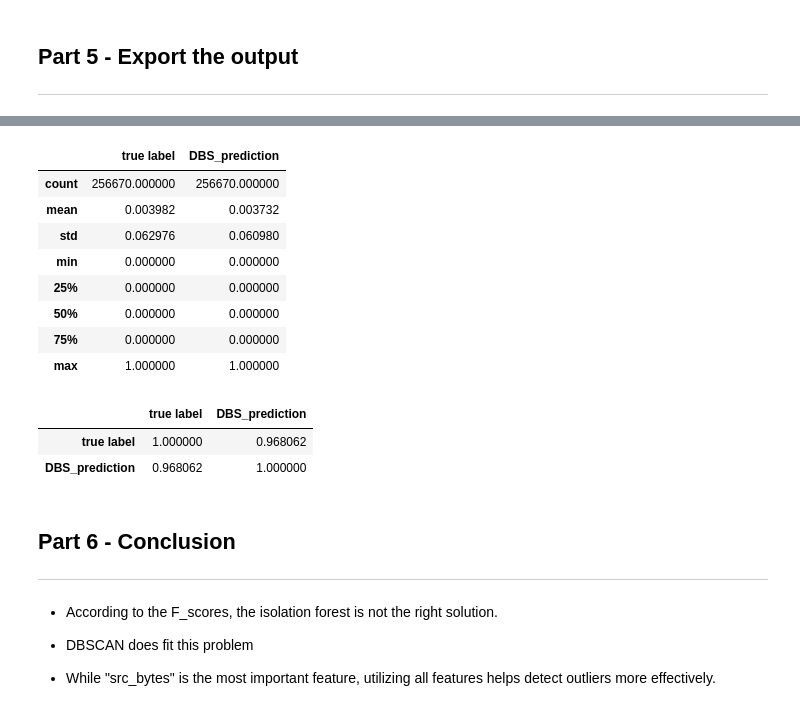
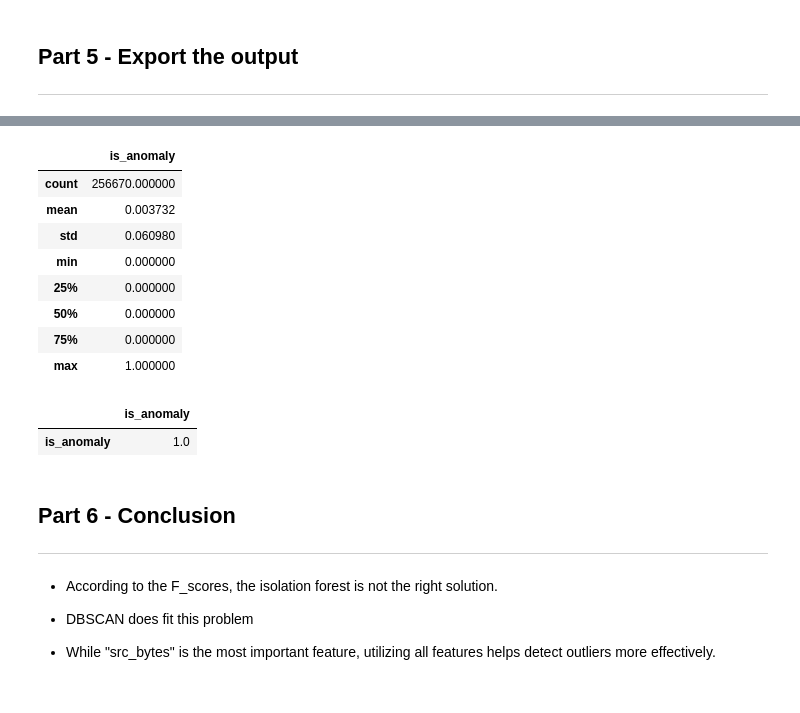
Before and after one commit to VictoKu1/Anomaly_Detection, a Jupyter notebook: Task1_Anomaly_Detection.ipynb, the cells around one changed output, grey strips where cells are left out. Saved outputs shown, nothing was run; the diff lists cells and outputs as text; code cells hidden in the pictures.

```diff
--- a/Task1_Anomaly_Detection.ipynb
+++ b/Task1_Anomaly_Detection.ipynb
@@ -376 +369,6 @@ df_out = df.drop(columns=[columns[0], columns[1], columns[2]])
+# %%
+DBS_labels = DBS_labels.set_axis(target.index)
+target["is_anomaly"] = DBS_labels
+
+output = target.drop(columns="label")
 # %%
@@ -388,19 +395,18 @@ memory usage: 5.9 MB
 # %%
-df_out.describe()
+output.describe()
 # %% [output]
-|  | true label | DBS_prediction |
-| count | 256670.000000 | 256670.000000 |
-| mean | 0.003982 | 0.003732 |
-| std | 0.062976 | 0.060980 |
-| min | 0.000000 | 0.000000 |
-| 25% | 0.000000 | 0.000000 |
-| 50% | 0.000000 | 0.000000 |
-| 75% | 0.000000 | 0.000000 |
-| max | 1.000000 | 1.000000 |
+|  | is_anomaly |
+| count | 256670.000000 |
+| mean | 0.003732 |
+| std | 0.060980 |
+| min | 0.000000 |
+| 25% | 0.000000 |
+| 50% | 0.000000 |
+| 75% | 0.000000 |
+| max | 1.000000 |
 # %%
-df_out.corr()
+output.corr()
 # %% [output]
-|  | true label | DBS_prediction |
-| true label | 1.000000 | 0.968062 |
-| DBS_prediction | 0.968062 | 1.000000 |
+|  | is_anomaly |
+| is_anomaly | 1.0 |
 # %%
```
Also changed, not shown: parts of 4 cells of this notebook.
